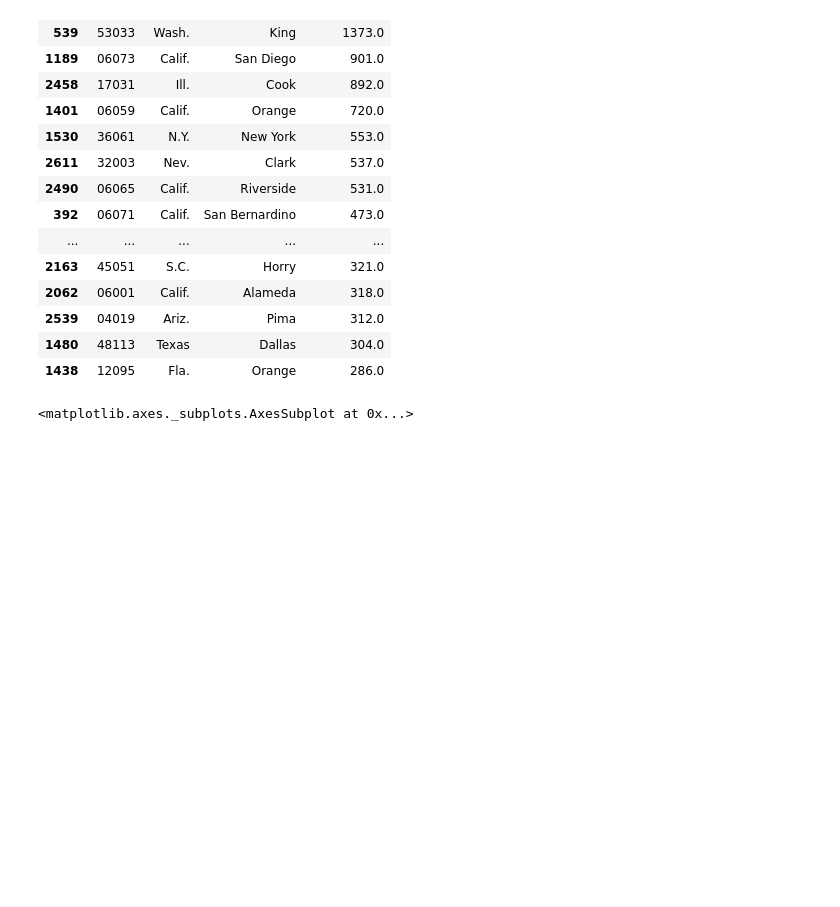
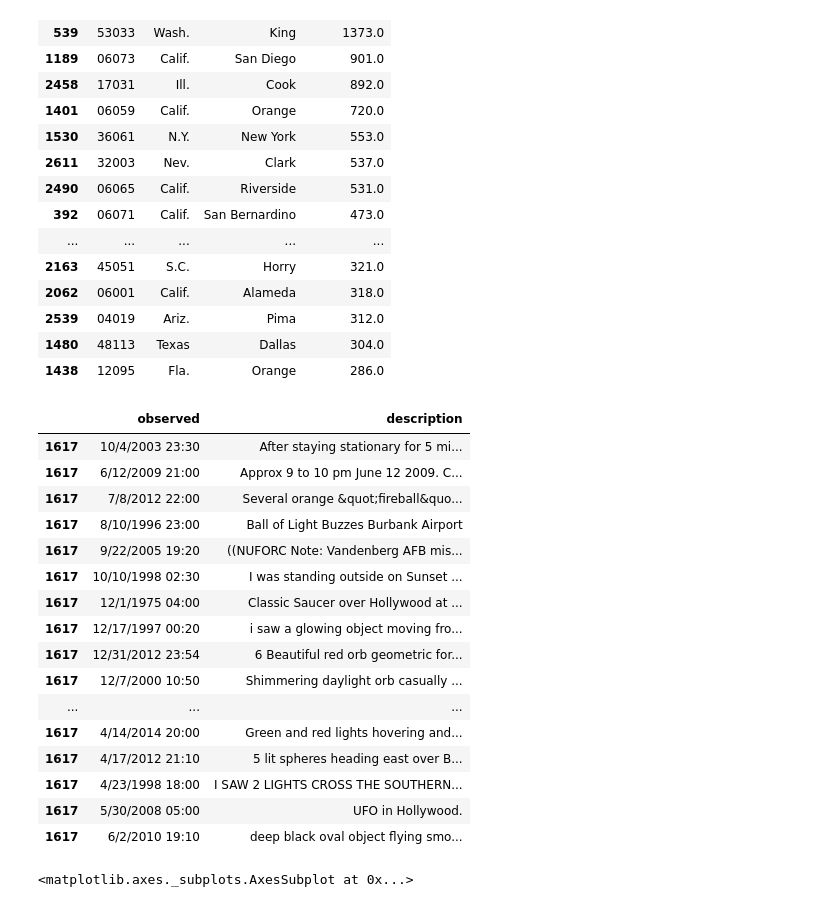
Before and after one commit to datadesk/geopandas-spatial-join-example, a Jupyter notebook: notebook.ipynb, the cells around one changed output. Cells and saved outputs as stored; diff of their text form; code cells hidden in the pictures; blank space fills up the shorter version.

```diff
--- a/notebook.ipynb
+++ b/notebook.ipynb
@@ -125,6 +133,29 @@ county_counts_gdf[[
 | 2539 | 04019 | Ariz. | Pima | 312.0 |
 | 1480 | 48113 | Texas | Dallas | 304.0 |
 | 1438 | 12095 | Fla. | Orange | 286.0 |
+# %%
+merged_gdf[merged_gdf.GEOID == '06037'][[
+    'observed',
+    'description'
+]].head(25)
+# %% [output]
+|  | observed | description |
+| 1617 | 10/4/2003 23:30 | After staying stationary for 5 mi... |
+| 1617 | 6/12/2009 21:00 | Approx 9 to 10 pm June 12 2009. C... |
+| 1617 | 7/8/2012 22:00 | Several orange &quot;fireball&quo... |
+| 1617 | 8/10/1996 23:00 | Ball of Light Buzzes Burbank Airport |
+| 1617 | 9/22/2005 19:20 | ((NUFORC Note: Vandenberg AFB mis... |
+| 1617 | 10/10/1998 02:30 | I was standing outside on Sunset ... |
+| 1617 | 12/1/1975 04:00 | Classic Saucer over Hollywood at ... |
+| 1617 | 12/17/1997 00:20 | i saw a glowing object moving fro... |
+| 1617 | 12/31/2012 23:54 | 6 Beautiful red orb geometric for... |
+| 1617 | 12/7/2000 10:50 | Shimmering daylight orb casually ... |
+| ... | ... | ... |
+| 1617 | 4/14/2014 20:00 | Green and red lights hovering and... |
+| 1617 | 4/17/2012 21:10 | 5 lit spheres heading east over B... |
+| 1617 | 4/23/1998 18:00 | I SAW 2 LIGHTS CROSS THE SOUTHERN... |
+| 1617 | 5/30/2008 05:00 | UFO in Hollywood. |
+| 1617 | 6/2/2010 19:10 | deep black oval object flying smo... |
 # %%
 county_counts_gdf.SIGHTINGS.hist(figsize=(16,8))
 # %% [output]
```
Also changed, not shown: parts of 5 cells of this notebook.
